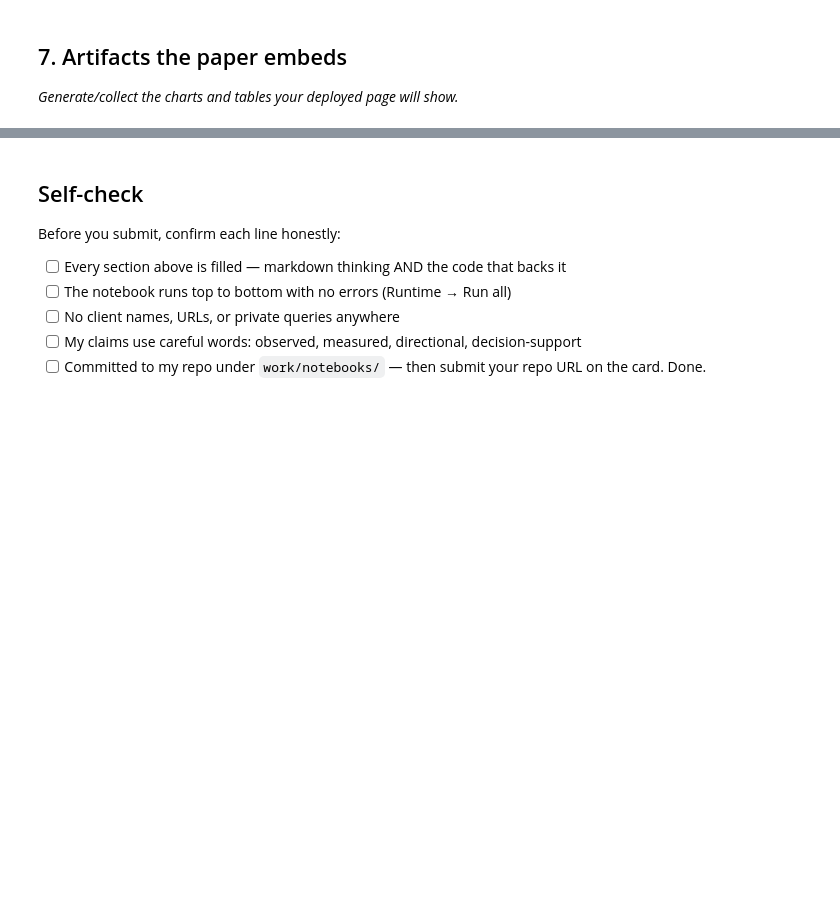
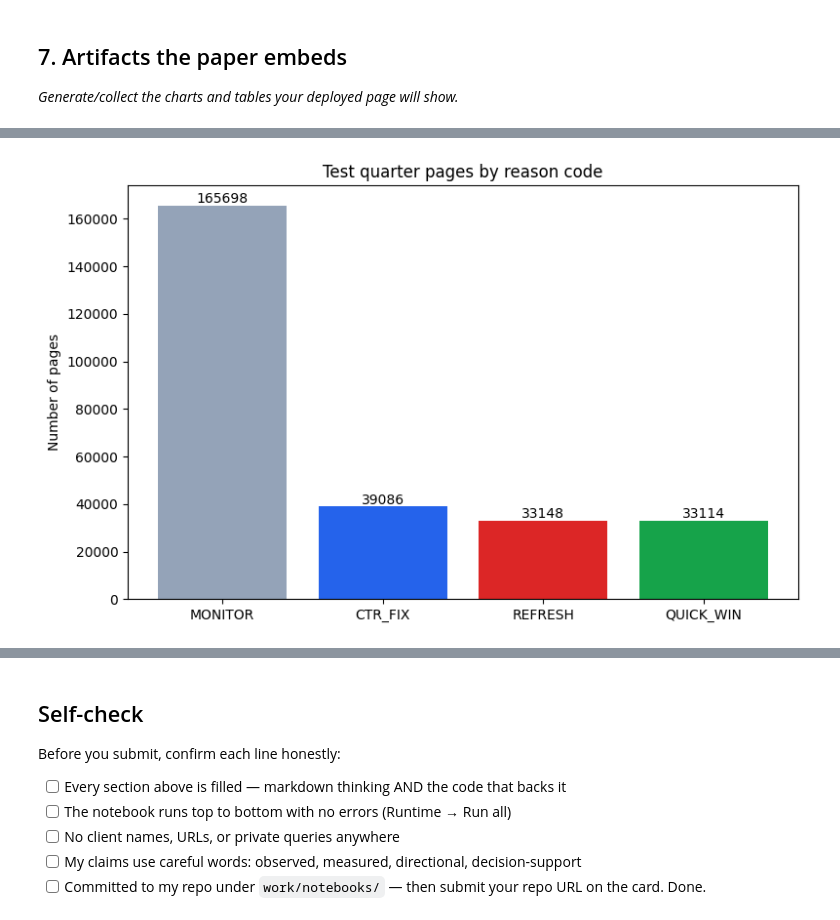
Before and after one commit to muaaz-tahir/flyrank-ml-internship, a Jupyter notebook: work/notebooks/capstone.ipynb, the cells around one changed output, grey strips where cells are left out. Cells and saved outputs as stored; diff of their text form; code cells hidden in the pictures; blank space fills up the shorter version.

```diff
--- a/work/notebooks/capstone.ipynb
+++ b/work/notebooks/capstone.ipynb
@@ -36,0 +571,18 @@ This skeleton is yours to fill. Work the sections **in order** — each one has
+# %%
+fig, ax = plt.subplots(figsize=(8, 5))
+counts = test_features['baseline_reason'].value_counts()
+colors = {'MONITOR': '#94a3b8', 'CTR_FIX': '#2563eb', 'QUICK_WIN': '#16a34a', 'REFRESH': '#dc2626'}
+bar_colors = [colors[c] for c in counts.index]
+
+ax.bar(counts.index, counts.values, color=bar_colors)
+ax.set_ylabel('Number of pages')
+ax.set_title('Test quarter pages by reason code')
+
+for i, v in enumerate(counts.values):
+    ax.text(i, v + 1000, str(v), ha='center')
+
+plt.tight_layout()
+plt.savefig('work/outputs/figures/reason_code_breakdown.png', dpi=150)
+plt.show()
+# %% [output]
+[figure, added]
```
Also changed, not shown: parts of 30 cells of this notebook.
